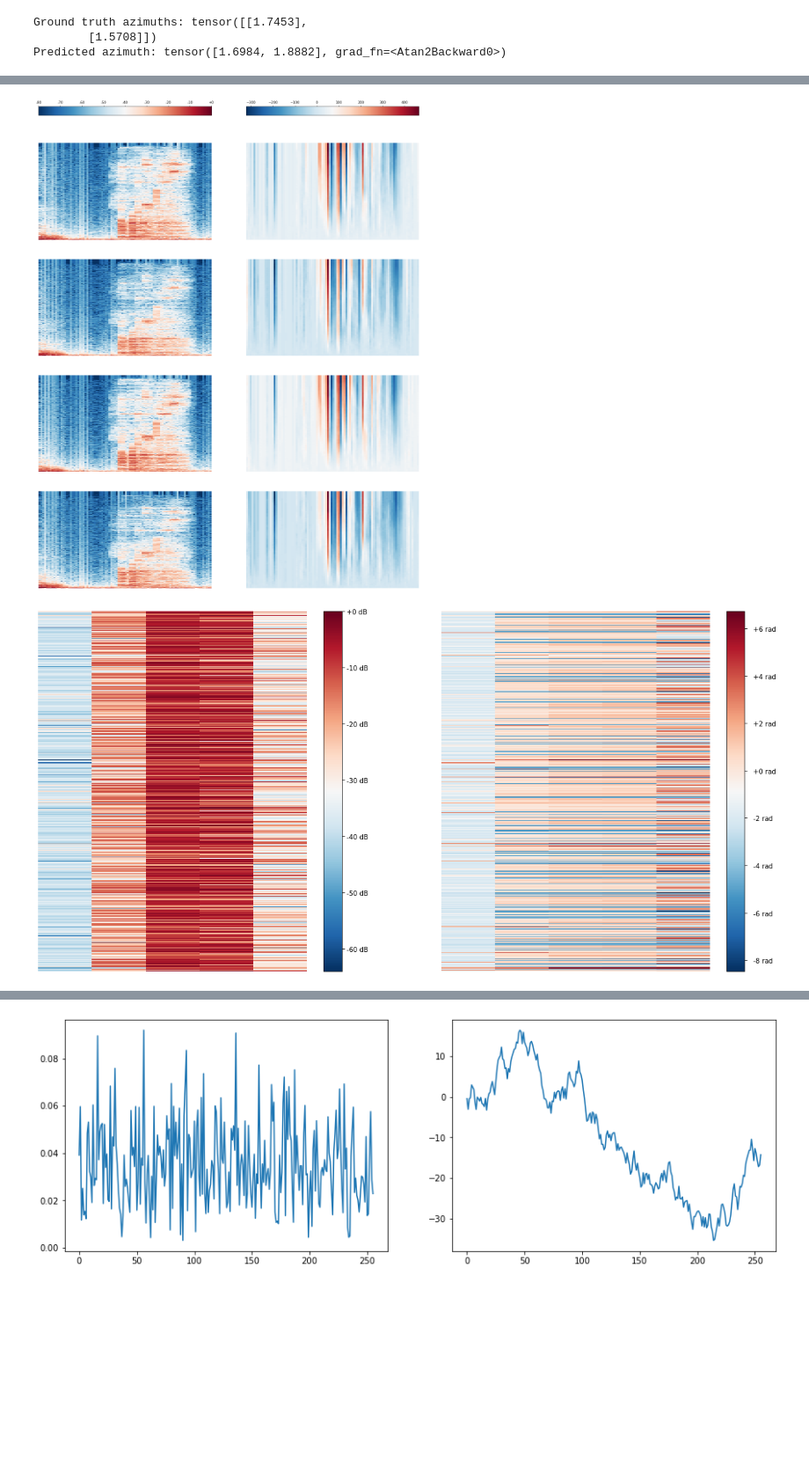
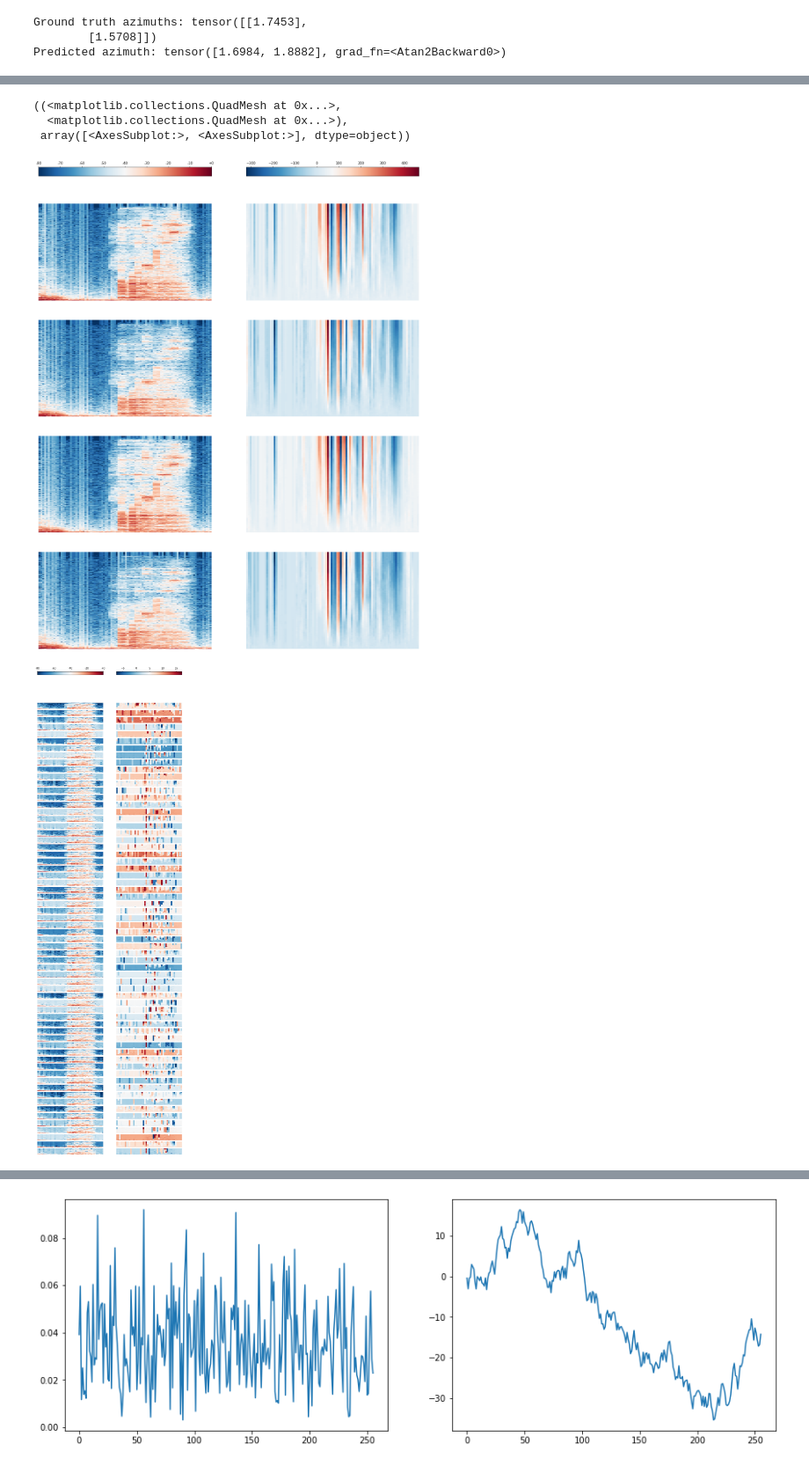
Before and after one commit to SOUNDS-RESEARCH/complex_neural_source_localization, a Jupyter notebook: notebooks/Model Visualization.ipynb, the cells around one changed output, grey strips where cells are left out. Shown at 88% size. Drawn from its saved outputs; the diff is of its cells as text; code cells hidden in the pictures; blank space fills up the shorter version.

```diff
--- a/notebooks/Model Visualization.ipynb
+++ b/notebooks/Model Visualization.ipynb
@@ -51,7 +51,7 @@ model = DOACNetLightniningModule(config)
 model.model.track_feature_maps()
 model.eval()
 checkpoint = torch.load(MODEL_CHECKPOINT_PATH, map_location=torch.device('cpu'))
-model.load_state_dict(checkpoint["state_dict"])
+model.load_state_dict(checkpoint["state_dict"], strict=False)
 # %% [output]
 <All keys matched successfully>
 # %%
@@ -69,34 +69,36 @@ Predicted azimuth: tensor([1.6984, 1.8882], grad_fn=<Atan2Backward0>)
 # %%
 batch_idx = 1
 print("Ground truth azimuth:", batch[1]['azimuth_in_radians'][batch_idx])
 print("Predicted azimuth:", predicted_azimuths[batch_idx])
 
 # 1. Plot input features
 plot_multichannel_spectrogram(feature_maps["stft"][batch_idx], mode="row", figsize=(20, 30), close=False, unwrap=True)
 
-# # 2. Plot convolutional layers
-# plot_multichannel_spectrogram(feature_maps["conv_0"][batch_idx].transpose(-1, -2), close=False, mode="row",
-#                 figsize=(10, 40), unwrap=True)
-# plot_multichannel_spectrogram(feature_maps["conv_1"][batch_idx].transpose(-1, -2), close=False, mode="row",
-#                 figsize=(10, 60), unwrap=True)
-# plot_multichannel_spectrogram(feature_maps["conv_2"][batch_idx].transpose(-1, -2), close=False, mode="row",
-#                 figsize=(10, 120), unwrap=True)
-# plot_multichannel_spectrogram(feature_maps["conv_3"][batch_idx].transpose(-1, -2), close=False, mode="row",
-#                 figsize=(10, 240), unwrap=True)
-
+# 2. Plot convolutional layers
+plot_multichannel_spectrogram(feature_maps["conv_0"][batch_idx].transpose(-1, -2), close=False, mode="row",
+                figsize=(10, 40), unwrap=True)
+plot_multichannel_spectrogram(feature_maps["conv_1"][batch_idx].transpose(-1, -2), close=False, mode="row",
+                figsize=(10, 60), unwrap=True)
+plot_multichannel_spectrogram(feature_maps["conv_2"][batch_idx].transpose(-1, -2), close=False, mode="row",
+                figsize=(10, 120), unwrap=True)
+plot_multichannel_spectrogram(feature_maps["conv_3"][batch_idx].transpose(-1, -2), close=False, mode="row",
+                figsize=(10, 240), unwrap=True)
 
 mean_conv = torch.mean(feature_maps["conv_3"][batch_idx], dim=-1)
 plot_spectrogram(mean_conv, close=False, mode="row",
                 figsize=(20, 10), unwrap=True, unwrap_mode="time")
 
 # 3. Plot recurrent layer
 plot_spectrogram(feature_maps["rnn"][batch_idx].T, close=False, mode="row",
                 figsize=(20, 10), unwrap=True, unwrap_mode="time")
 
-mean_rnn = torch.mean(feature_maps["rnn"][batch_idx], dim=0)
-plot_mag_phase(mean_rnn)
+# mean_rnn = torch.mean(feature_maps["rnn"][batch_idx], dim=0)
+# plot_mag_phase(mean_rnn)
 # %% [output]
 Ground truth azimuth: tensor([1.5708])
 Predicted azimuth: tensor(1.8882, grad_fn=<SelectBackward0>)
+((<matplotlib.collections.QuadMesh at 0x...>,
+  <matplotlib.collections.QuadMesh at 0x...>),
+ array([<AxesSubplot:>, <AxesSubplot:>], dtype=object))
 [figure]
-[figure, old version]
+[figure, new version]
```
Also changed, not shown: parts of 4 cells of this notebook, 4 other files.
